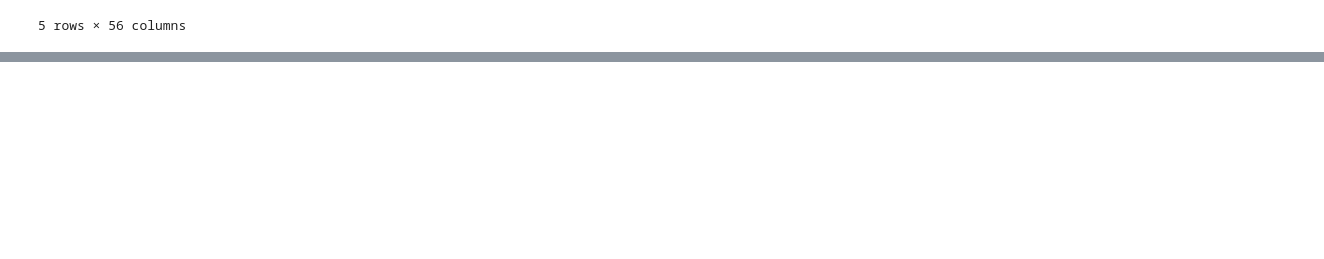
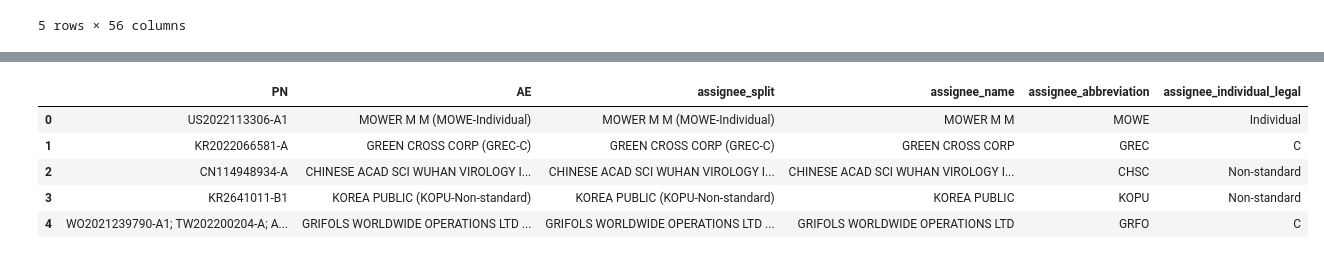
Before and after one commit to andrelmfsantos/INPADOC-Data-Normalization, a Jupyter notebook: Scripts_INPADOC/INPADOC_Data_Normalization_02_From_GitHub_Split_Assignees_GoogleColab.ipynb, the cells around one changed output, grey strips where cells are left out. Saved outputs shown, nothing was run; the diff lists cells and outputs as text; code cells hidden in the pictures; blank space fills up the shorter version.

Commit message:
Add files via upload
Update including new columns from split "assignee_split":
assignee_name
assignee_abbreviation
assignee_individual_legal

```diff
--- a/Scripts_INPADOC/INPADOC_Data_Normalization_02_From_GitHub_Split_Assignees_GoogleColab.ipynb
+++ b/Scripts_INPADOC/INPADOC_Data_Normalization_02_From_GitHub_Split_Assignees_GoogleColab.ipynb
@@ -199,3 +203,42 @@ Unique Assignees: 20589
 | 9528 | BR102022008528-A2 | UNIV SAO PAULO USP (USAO-C) | UNIV SAO PAULO USP (USAO-C) |
 | 25223 | WO2023131310-A1; CN116444599-A | SHANGHAI MATERIA MEDICA CAS INST ... | CHINESE ACAD SCI SHANGHAI MATERIA... |
 | 62143 | WO2022217153-A2; WO2022217153-A3;... | UNIV EMORY (UEMR-C); UNIV EMORY (... | UNIV EMORY (UEMR-C) |
+# %%
+# @title Split the 'assignee_split' column and create new columns to individual and legal person
+#import pandas as pd
+
+# Function to split the 'assignee_split' column and create new columns
+def split_assignee_column(df):
+    # Extracting the 'assignee_name'
+    df['assignee_name'] = df['assignee_split'].str.extract(r'^(.*?)\s*\(')
+
+    # Extracting the 'assignee_abbreviation'
+    df['assignee_abbreviation'] = df['assignee_split'].str.extract(r'\((.*?)-')
+
+    # Extracting the 'assignee_individual_legal'
+    df['assignee_individual_legal'] = df['assignee_split'].str.extract(r'\((.{5})(.*)\)')[1]
+
+    return df
+
+# Simulating the combined dataframe with the 'assignee_split' column
+#data = {
+#    'assignee_split': [
+#        "ETERNIVAX BIOMEDICAL INC (ETER-Non-standard)",
+#        "GENETECH PHARMA (GEN-Standard)",
+#        "HEALTHY LIFE CORP (HL-Non-standard)"
+#    ]
+#}
+#combined_data = pd.DataFrame(data)
+
+# Applying the function to create new columns
+df_stacked = split_assignee_column(df_stacked)
+
+# Displaying the dataframe to show the result
+df_stacked.head()
+# %% [output]
+|  | PN | AE | assignee_split | assignee_name | assignee_abbreviation | assignee_individual_legal |
+| 0 | US2022113306-A1 | MOWER M M (MOWE-Individual) | MOWER M M (MOWE-Individual) | MOWER M M | MOWE | Individual |
+| 1 | KR2022066581-A | GREEN CROSS CORP (GREC-C) | GREEN CROSS CORP (GREC-C) | GREEN CROSS CORP | GREC | C |
+| 2 | CN114948934-A | CHINESE ACAD SCI WUHAN VIROLOGY I... | CHINESE ACAD SCI WUHAN VIROLOGY I... | CHINESE ACAD SCI WUHAN VIROLOGY I... | CHSC | Non-standard |
+| 3 | KR2641011-B1 | KOREA PUBLIC (KOPU-Non-standard) | KOREA PUBLIC (KOPU-Non-standard) | KOREA PUBLIC | KOPU | Non-standard |
+| 4 | WO2021239790-A1; TW202200204-A; A... | GRIFOLS WORLDWIDE OPERATIONS LTD ... | GRIFOLS WORLDWIDE OPERATIONS LTD ... | GRIFOLS WORLDWIDE OPERATIONS LTD | GRFO | C |
```
Also changed, not shown: parts of 3 cells of this notebook, 1 other file.
